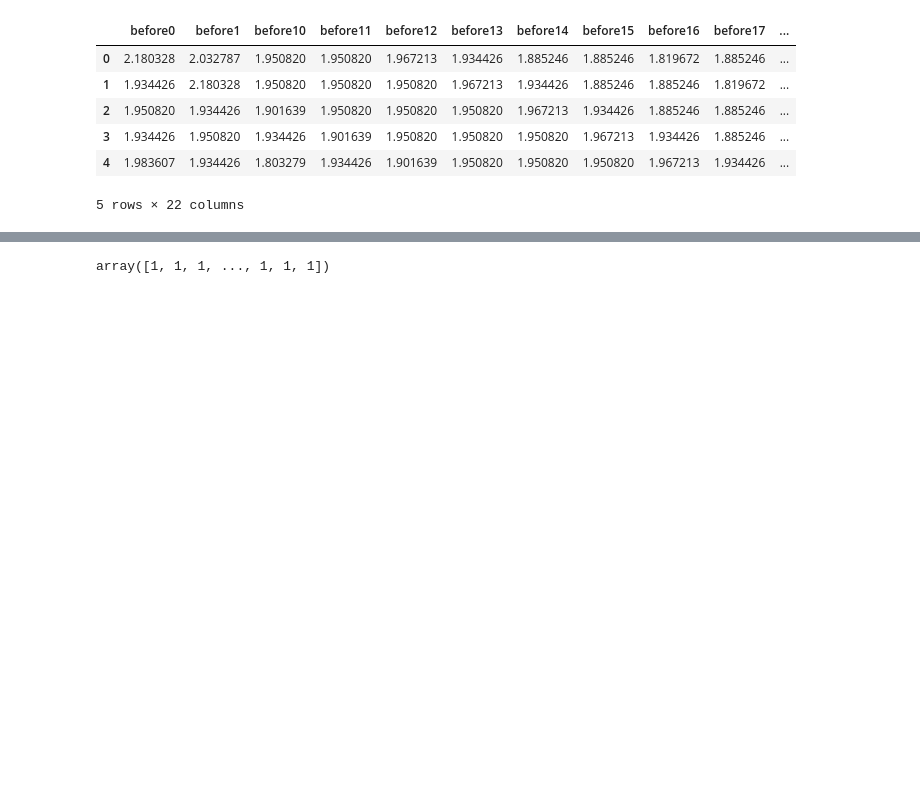
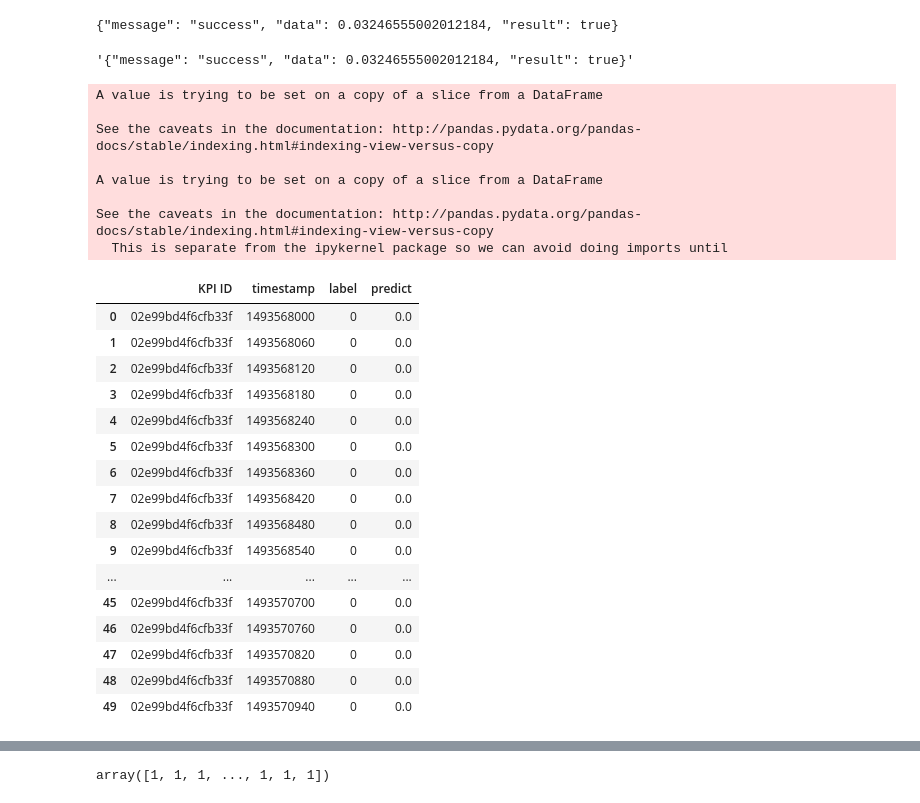
Before and after one commit to snowisland1/Dews, a Jupyter notebook: Projects/KPI_anomaly/analysic.ipynb, the cells around one changed output, grey strips where cells are left out. Saved outputs shown, nothing was run; the diff lists cells and outputs as text; code cells hidden in the pictures; blank space fills up the shorter version.

```diff
--- a/Projects/KPI_anomaly/analysic.ipynb
+++ b/Projects/KPI_anomaly/analysic.ipynb
@@ -64,14 +230,39 @@ ano_num= sum(KPI_ID00.label)
-# %%
-samples = make_samples(KPI_ID00['value'],KPI_ID00['label'],20)
-samples.head()
-# %% [output]
-|  | before0 | before1 | before10 | before11 | before12 | before13 | before14 | before15 | before16 | before17 | ... |
-| 0 | 2.180328 | 2.032787 | 1.950820 | 1.950820 | 1.967213 | 1.934426 | 1.885246 | 1.885246 | 1.819672 | 1.885246 | ... |
-| 1 | 1.934426 | 2.180328 | 1.950820 | 1.950820 | 1.950820 | 1.967213 | 1.934426 | 1.885246 | 1.885246 | 1.819672 | ... |
-| 2 | 1.950820 | 1.934426 | 1.901639 | 1.950820 | 1.950820 | 1.950820 | 1.967213 | 1.934426 | 1.885246 | 1.885246 | ... |
-| 3 | 1.934426 | 1.950820 | 1.934426 | 1.901639 | 1.950820 | 1.950820 | 1.950820 | 1.967213 | 1.934426 | 1.885246 | ... |
-| 4 | 1.983607 | 1.934426 | 1.803279 | 1.934426 | 1.901639 | 1.950820 | 1.950820 | 1.950820 | 1.967213 | 1.934426 | ... |
-5 rows × 22 columns
+# %%
+label_evaluation(data.iloc[:,[0,1,2]],data.iloc[:,[0,1,3]])
+# %% [output]
+{"message": "success", "data": 0.03246555002012184, "result": true}
+'{"message": "success", "data": 0.03246555002012184, "result": true}'
+# %%
+data2["predict"][np.isnan(data2.predict)]=0
+data2["predict"][data2.predict==1]=0
+data2["predict"][data2.predict==-1]=1
+data2.head(50)
+# %% [output]
+A value is trying to be set on a copy of a slice from a DataFrame
+
+See the caveats in the documentation: http://pandas.pydata.org/pandas-docs/stable/indexing.html#indexing-view-versus-copy
+
+A value is trying to be set on a copy of a slice from a DataFrame
+
+See the caveats in the documentation: http://pandas.pydata.org/pandas-docs/stable/indexing.html#indexing-view-versus-copy
+  This is separate from the ipykernel package so we can avoid doing imports until
+|  | KPI ID | timestamp | label | predict |
+| 0 | 02e99bd4f6cfb33f | 1493568000 | 0 | 0.0 |
+| 1 | 02e99bd4f6cfb33f | 1493568060 | 0 | 0.0 |
+| 2 | 02e99bd4f6cfb33f | 1493568120 | 0 | 0.0 |
+| 3 | 02e99bd4f6cfb33f | 1493568180 | 0 | 0.0 |
+| 4 | 02e99bd4f6cfb33f | 1493568240 | 0 | 0.0 |
+| 5 | 02e99bd4f6cfb33f | 1493568300 | 0 | 0.0 |
+| 6 | 02e99bd4f6cfb33f | 1493568360 | 0 | 0.0 |
+| 7 | 02e99bd4f6cfb33f | 1493568420 | 0 | 0.0 |
+| 8 | 02e99bd4f6cfb33f | 1493568480 | 0 | 0.0 |
+| 9 | 02e99bd4f6cfb33f | 1493568540 | 0 | 0.0 |
+| ... | ... | ... | ... | ... |
+| 45 | 02e99bd4f6cfb33f | 1493570700 | 0 | 0.0 |
+| 46 | 02e99bd4f6cfb33f | 1493570760 | 0 | 0.0 |
+| 47 | 02e99bd4f6cfb33f | 1493570820 | 0 | 0.0 |
+| 48 | 02e99bd4f6cfb33f | 1493570880 | 0 | 0.0 |
+| 49 | 02e99bd4f6cfb33f | 1493570940 | 0 | 0.0 |
 # %%
 samples_train = samples[samples.label==0]
 [len(samples),len(samples_train)]
```
Also changed, not shown: parts of 21 cells of this notebook, 11 other files.
